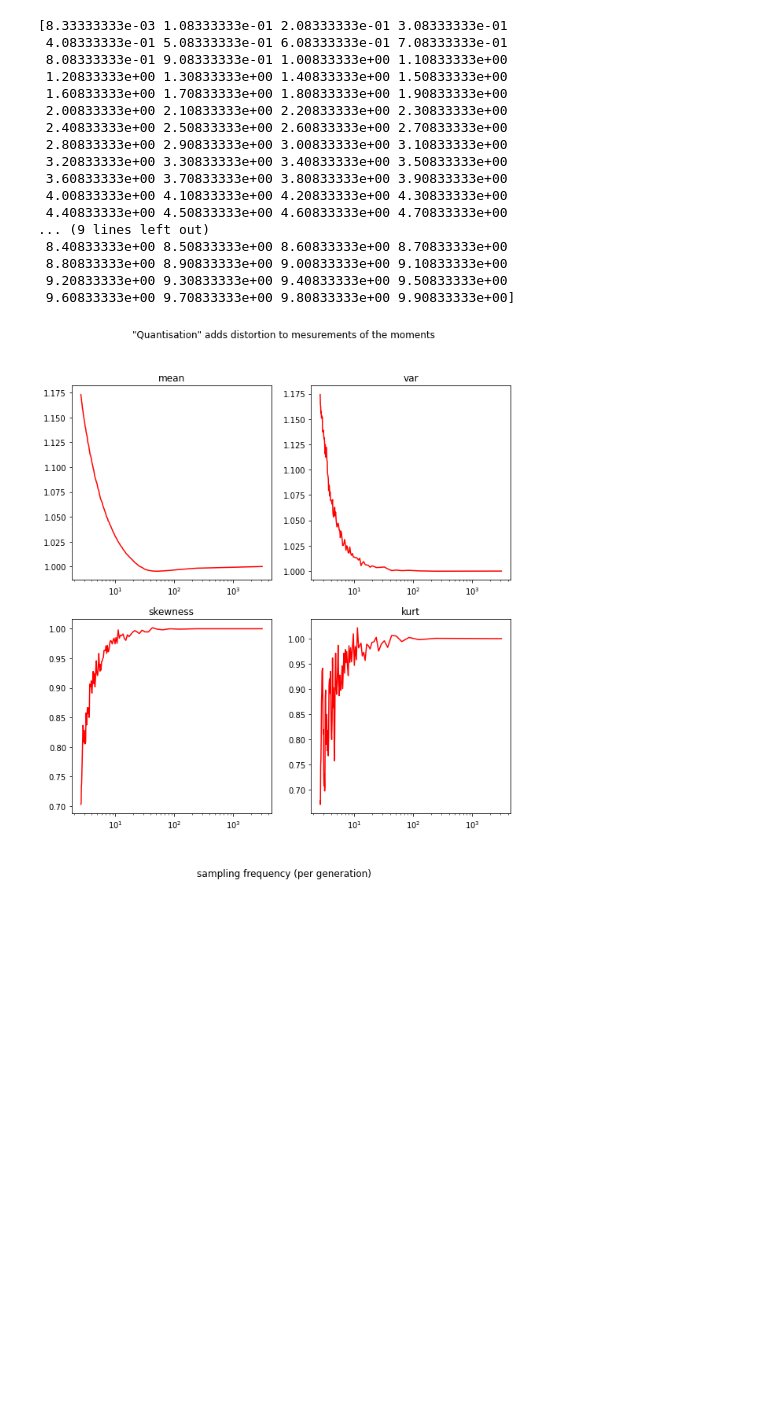
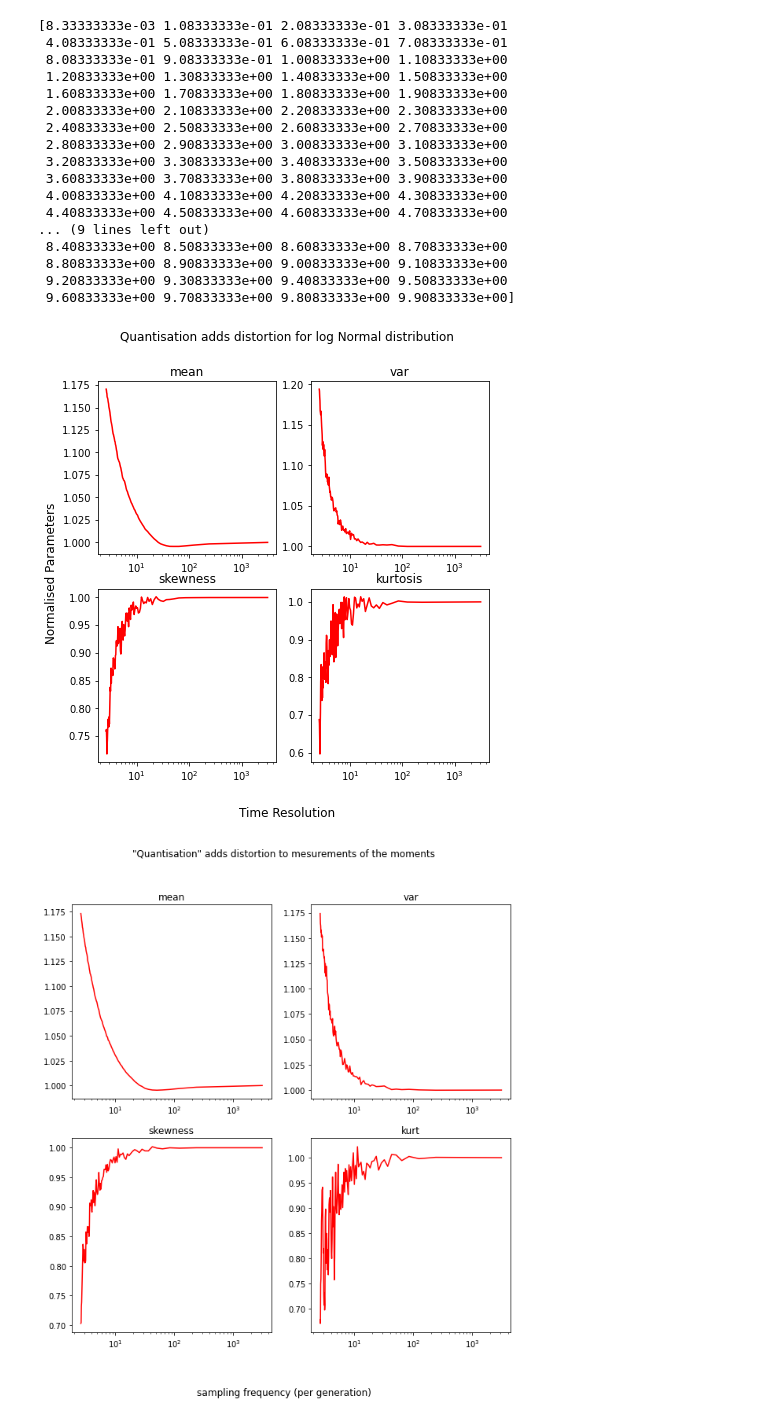
Before and after one commit to erezli/CSRS, a Jupyter notebook: Quantisation_Effect_Log_Normal.ipynb, the cells around one changed output. Drawn from its saved outputs; the diff is of its cells as text; code cells hidden in the pictures; blank space fills up the shorter version.

```diff
--- a/Quantisation_Effect_Log_Normal.ipynb
+++ b/Quantisation_Effect_Log_Normal.ipynb
@@ -69,6 +70,34 @@ for t in time_res:
     if t == 3.025:
         plt.hist(res, 100)
 plt.show()
+# %%
+fig, axs = plt.subplots(2, 2, figsize=(7, 7))
+fig.suptitle('Quantisation adds distortion for log Normal distribution')
+axs[0, 0].set_title('mean')
+axs[0, 0].plot(mean_est[0]/time_res, np.array(mean_est)/mean_true, c='red')
+axs[0, 0].set_xscale("log")
+# axs[0, 0].axhline(mean_true)
+
+axs[0, 1].set_title('var')
+axs[0, 1].plot(mean_est[0]/time_res, np.array(var_est)/var_true, c='red')
+axs[0, 1].set_xscale("log")
+# axs[0, 1].axhline(var_true)
+
+axs[1, 0].set_title('skewness')
+axs[1, 0].plot(mean_est[0]/time_res, np.array(sk_est)/sk_true, c='red')
+axs[1, 0].set_xscale("log")
+# axs[1, 0].axhline(sk_true)
+
+axs[1, 1].set_title('kurtosis')
+axs[1, 1].plot(mean_est[0]/time_res, np.array(kur_est)/kur_true, c='red')
+axs[1, 1].set_xscale("log")
+# axs[1, 1].axhline(kur_true)
+
+fig.supylabel('Normalised Parameters')
+fig.supxlabel('Time Resolution')
+plt.show()
+# %% [output]
+[figure, added]
 # %%
 mean_est = np.array(mean_est)
 var_est = np.array(var_est)
```
Also changed, not shown: parts of 1 cell of this notebook, 8 other files.
